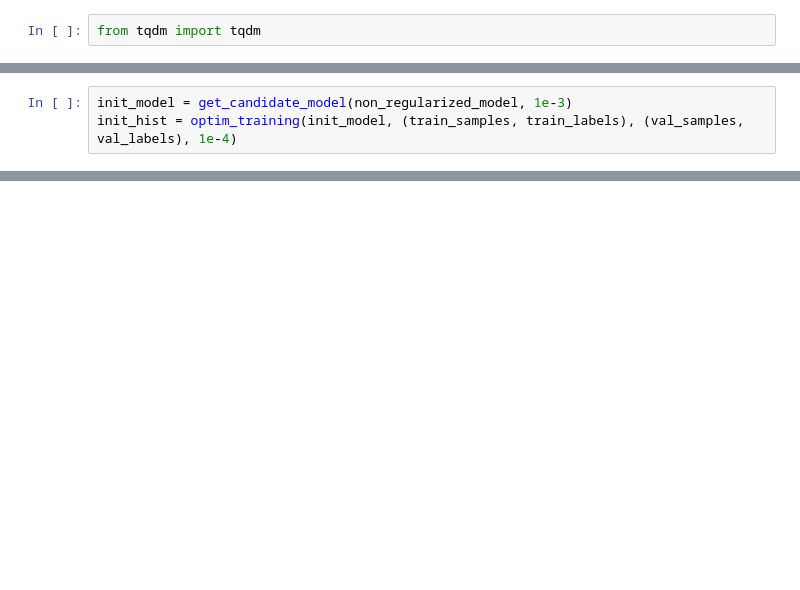
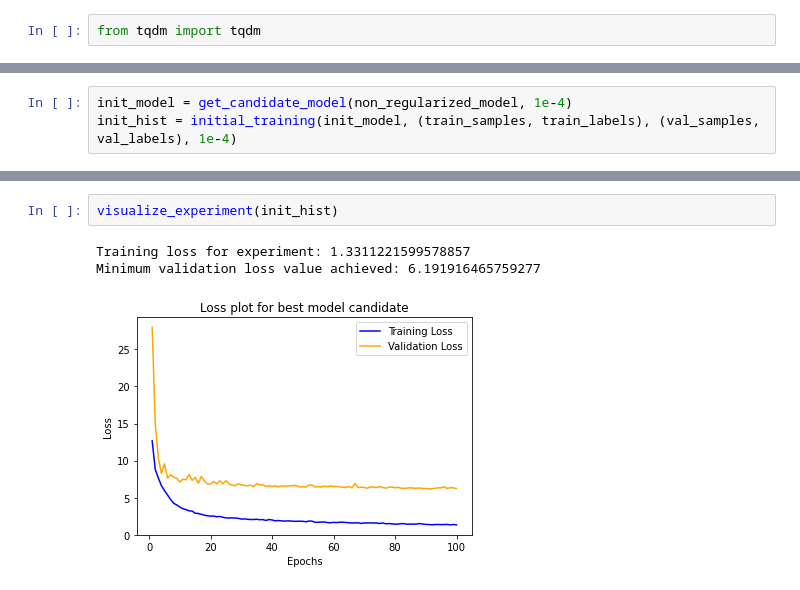
Before and after one commit to yusufdalva/CS559_Homework, a Jupyter notebook: Best Model Candidate 1.ipynb, the cells around one changed output, grey strips where cells are left out. Saved outputs shown, nothing was run; the diff lists cells and outputs as text; blank space fills up the shorter version.

Commit message:
Optim done

```diff
--- a/Best Model Candidate 1.ipynb
+++ b/Best Model Candidate 1.ipynb
@@ -192,5 +253,5 @@ def optim_training(layer_details, train_data, val_data, lr):
 # %%
-init_model = get_candidate_model(non_regularized_model, 1e-3)
-init_hist = optim_training(init_model, (train_samples, train_labels), (val_samples, val_labels), 1e-4)
+init_model = get_candidate_model(non_regularized_model, 1e-4)
+init_hist = initial_training(init_model, (train_samples, train_labels), (val_samples, val_labels), 1e-4)
 # %% [output]
 Epoch 1/100
@@ -212,0 +274,6 @@ Epoch 100/100
+# %%
+visualize_experiment(init_hist)
+# %% [output]
+Training loss for experiment: 1.3311221599578857
+Minimum validation loss value achieved: 6.191916465759277
+[figure, added]
```
Also changed, not shown: parts of 38 cells of this notebook, 1 other file.
